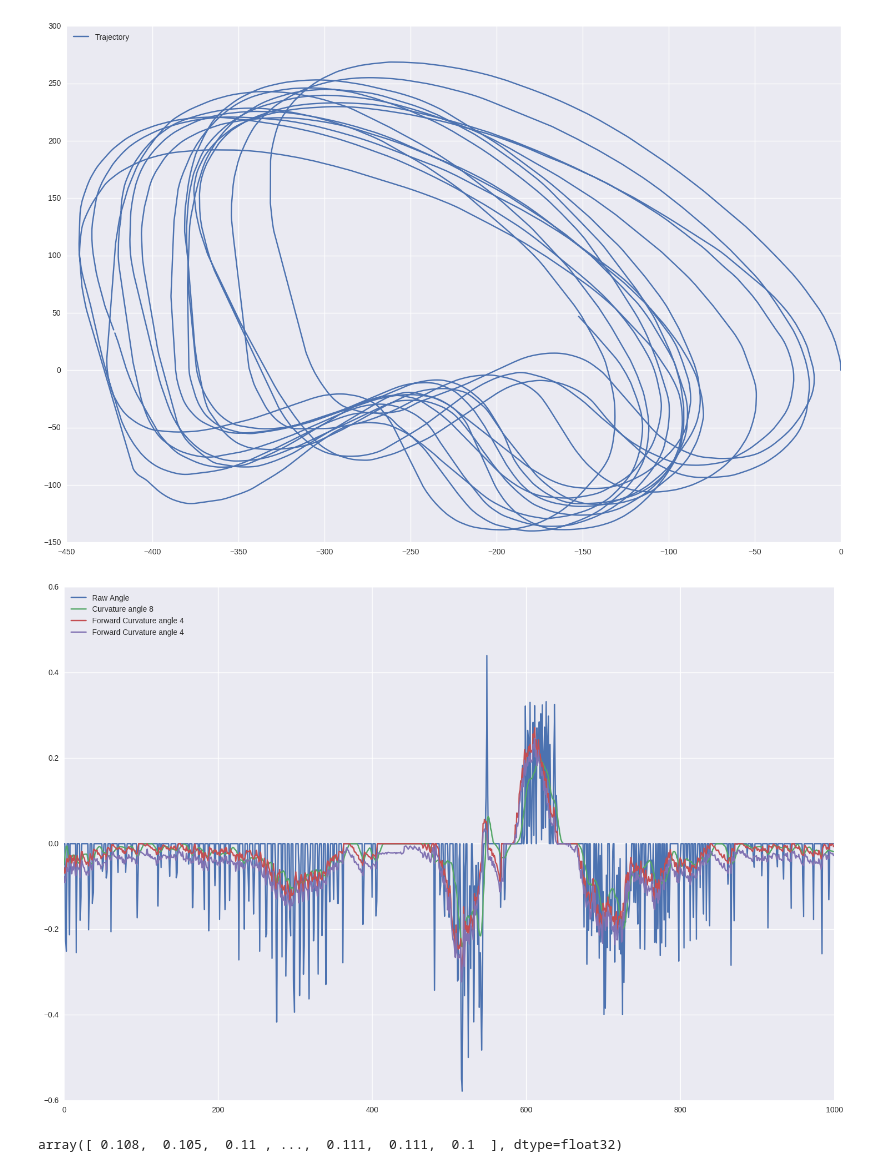
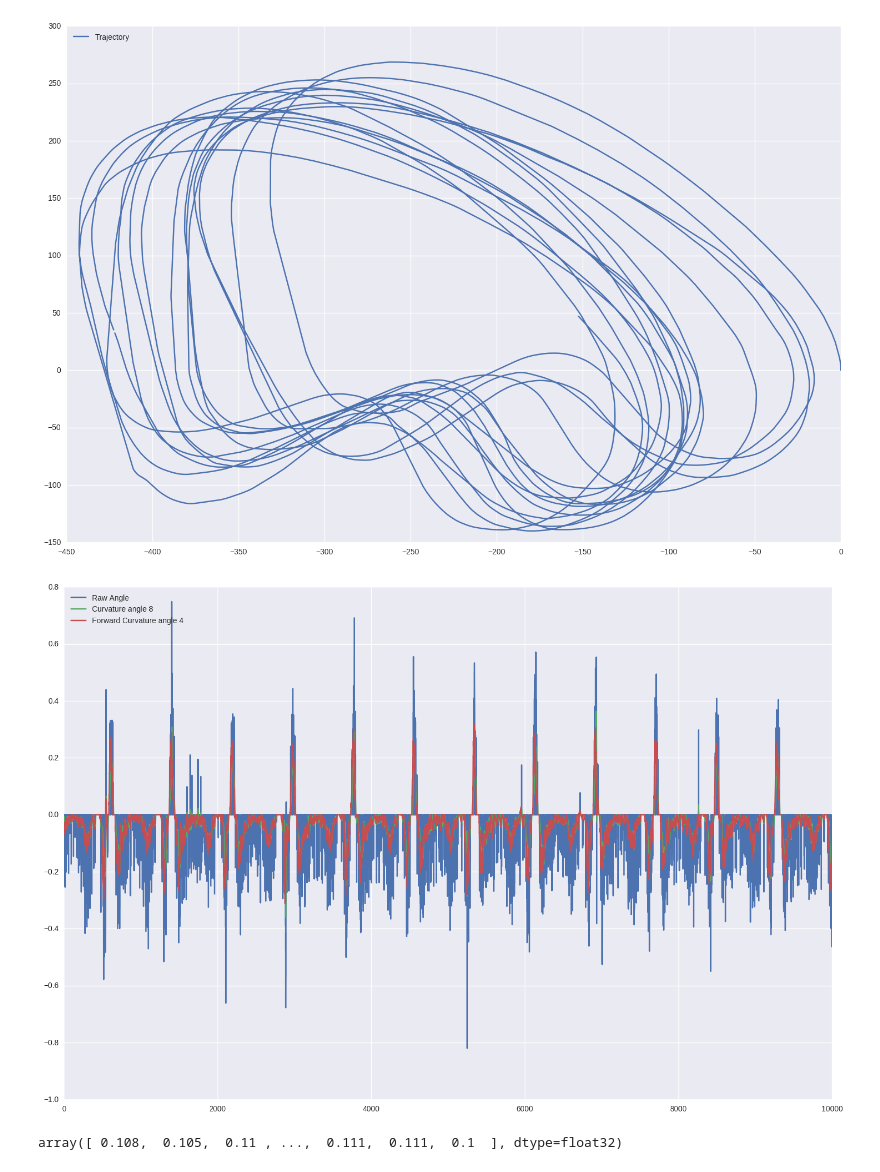
Before and after one commit to balancap/SDC-Behavioral-Cloning, a Jupyter notebook: behavioral-cloning.ipynb, the cells around one changed output. Cells and saved outputs as stored; diff of their text form; code cells hidden in the pictures.

```diff
--- a/behavioral-cloning.ipynb
+++ b/behavioral-cloning.ipynb
@@ -315,25 +315,25 @@ angle_fcv402, _ = angle_post(alpha, dt_array, speed, delta=40, length=5.9, offse
 angle_mfcv4 = angle_post_mean(alpha, dt_array, speed, deltas=[3, 4, 5], length=5.9)
 angle_mfcv8 = angle_post_mean(alpha, dt_array, speed, deltas=[10, 15, 20, 25], length=5.9)
 # %%
-nb = 1000
+nb = 10000
 
 plt.plot(angle_raw[:nb], label='Raw Angle')
 # plt.plot(angle_cv1[:nb], label='Curvature angle 1')
 # plt.plot(angle_cv4[:nb], label='Curvature angle 2')
 # plt.plot(angle_cv4[:nb], label='Curvature angle 4')
 plt.plot(angle_cv4[:nb], label='Curvature angle 8')
 
 plt.plot(angle_fcv40[:nb], label='Forward Curvature angle 4')
-plt.plot(angle_fcv402[:nb], label='Forward Curvature angle 4')
+# plt.plot(angle_fcv402[:nb], label='Forward Curvature angle 4')
 # plt.plot(angle_fcv24[:nb], label='Forward Curvature angle 8')
 
 # plt.plot(angle_mfcv4[:nb], label='Forward Curvature angle 4')
 # plt.plot(angle_mfcv8[:nb], label='Forward Curvature angle 8')
 
 plt.legend(loc='upper left')
 plt.show()
 # %% [output]
-[figure, old version]
+[figure, new version]
 # %%
 dt_array
 # %% [output]
```
Also changed, not shown: 1 other file.
